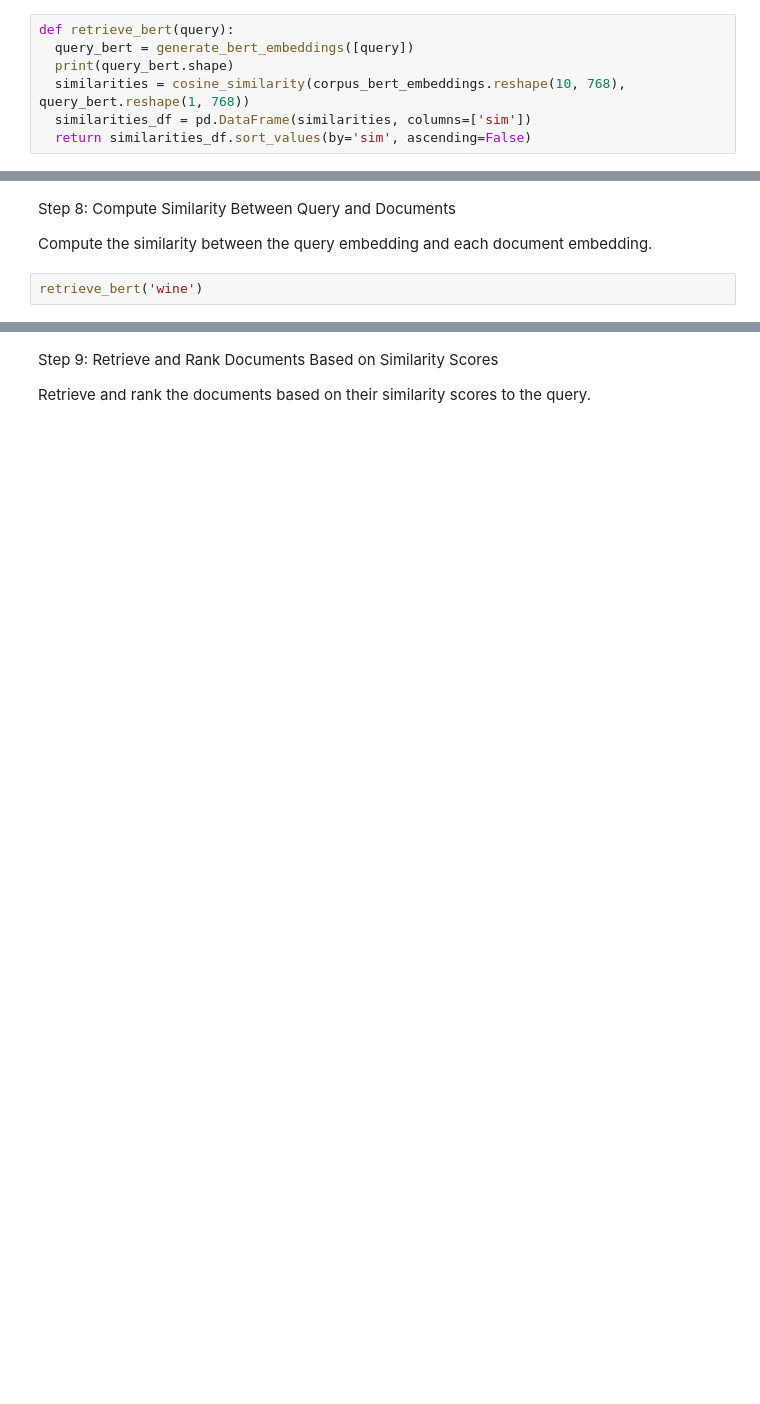
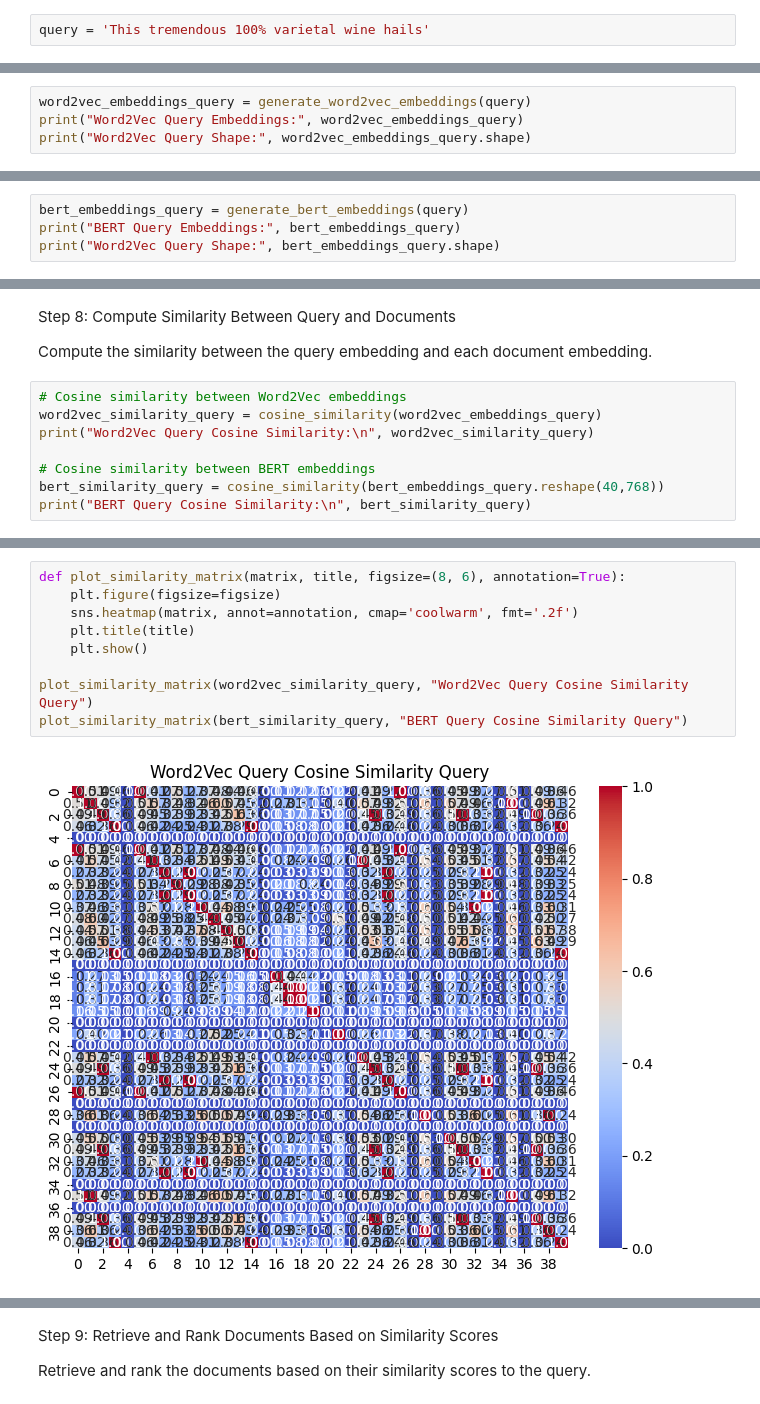
Before and after one commit to Pablin72/ir24a, a Jupyter notebook: week10/embeddings_ir.ipynb, the cells around one changed output, grey strips where cells are left out. Drawn from its saved outputs; the diff is of its cells as text; blank space fills up the shorter version.

```diff
--- a/week10/embeddings_ir.ipynb
+++ b/week10/embeddings_ir.ipynb
@@ -232,9 +270,4 @@ Step 7: Generate Embeddings for the Query
 
 Generate embeddings for the query using the same model used for the documents.
 # %%
-def retrieve_bert(query):
-  query_bert = generate_bert_embeddings([query])
-  print(query_bert.shape)
-  similarities = cosine_similarity(corpus_bert_embeddings.reshape(10, 768), query_bert.reshape(1, 768))
-  similarities_df = pd.DataFrame(similarities, columns=['sim'])
-  return similarities_df.sort_values(by='sim', ascending=False)
+query = 'This tremendous 100% varietal wine hails'
@@ -250,0 +274,4 @@ corpus_bert_embeddings.shape
+# %%
+word2vec_embeddings_query = generate_word2vec_embeddings(query)
+print("Word2Vec Query Embeddings:", word2vec_embeddings_query)
+print("Word2Vec Query Shape:", word2vec_embeddings_query.shape)
@@ -250,0 +293,4 @@ corpus_bert_embeddings.shape
+# %%
+bert_embeddings_query = generate_bert_embeddings(query)
+print("BERT Query Embeddings:", bert_embeddings_query)
+print("Word2Vec Query Shape:", bert_embeddings_query.shape)
@@ -253,5 +317,11 @@ Step 8: Compute Similarity Between Query and Documents
 
 Compute the similarity between the query embedding and each document embedding.
 # %%
-retrieve_bert('wine')
+# Cosine similarity between Word2Vec embeddings
+word2vec_similarity_query = cosine_similarity(word2vec_embeddings_query)
+print("Word2Vec Query Cosine Similarity:\n", word2vec_similarity_query)
+
+# Cosine similarity between BERT embeddings
+bert_similarity_query = cosine_similarity(bert_embeddings_query.reshape(40,768))
+print("BERT Query Cosine Similarity:\n", bert_similarity_query)
 # %% [output]
@@ -269,0 +344,11 @@ retrieve_bert('wine')
+# %%
+def plot_similarity_matrix(matrix, title, figsize=(8, 6), annotation=True):
+    plt.figure(figsize=figsize)
+    sns.heatmap(matrix, annot=annotation, cmap='coolwarm', fmt='.2f')
+    plt.title(title)
+    plt.show()
+
+plot_similarity_matrix(word2vec_similarity_query, "Word2Vec Query Cosine Similarity Query")
+plot_similarity_matrix(bert_similarity_query, "BERT Query Cosine Similarity Query")
+# %% [output]
+[figure, added]
```
Also changed, not shown: parts of 20 cells of this notebook, 1 other file.
